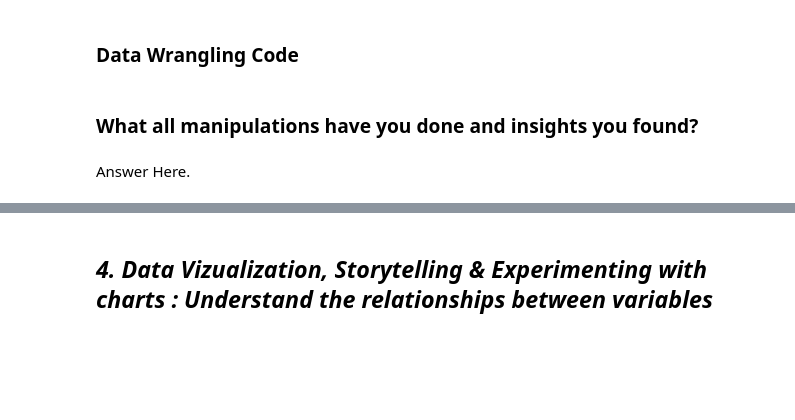
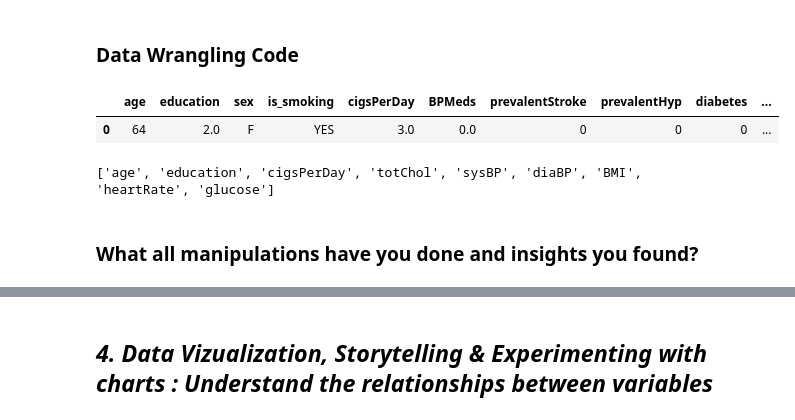
Before and after one commit to abhishekdhasmana17/Cardiovascular-Risk-Prediction, a Jupyter notebook: Cardiovascular_Risk_Prediction.ipynb, the cells around one changed output, grey strips where cells are left out. Drawn from its saved outputs; the diff is of its cells as text; code cells hidden in the pictures; blank space fills up the shorter version.

```diff
--- a/Cardiovascular_Risk_Prediction.ipynb
+++ b/Cardiovascular_Risk_Prediction.ipynb
@@ -307,7 +307,18 @@ pd.DataFrame([[col, data[col].unique()] for col in data], columns = ['Column Nam
 ### Data Wrangling Code
 # %%
 # Write your code to make your dataset analysis ready.
+# Droping id feature because it is not that important for the analysis.
+data.drop(columns = ['id'], inplace = True)
+# %%
+data.head(1)
+# %% [output]
+|  | age | education | sex | is_smoking | cigsPerDay | BPMeds | prevalentStroke | prevalentHyp | diabetes | ... |
+| 0 | 64 | 2.0 | F | YES | 3.0 | 0.0 | 0 | 0 | 0 | ... |
+# %%
+# Saparating numerical type features for future requirement.
+num_feat = [col for col in data.columns if data[col].nunique()>=4]
+print(num_feat)
+# %% [output]
+['age', 'education', 'cigsPerDay', 'totChol', 'sysBP', 'diaBP', 'BMI', 'heartRate', 'glucose']
 # %% [markdown]
 ### What all manipulations have you done and insights you found?
-# %% [markdown]
-Answer Here.
```
Also changed, not shown: parts of 1 cell of this notebook.
